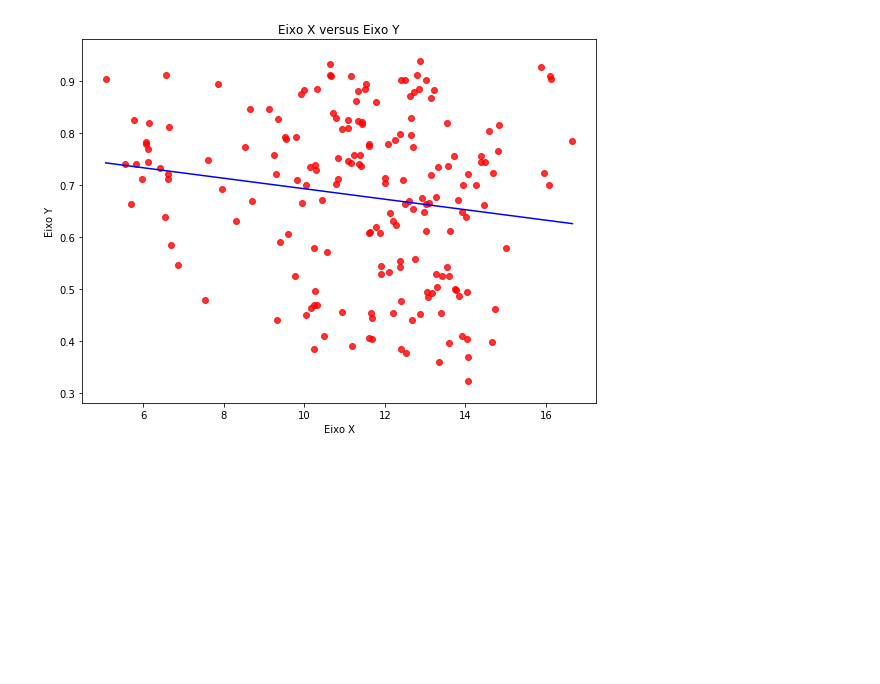
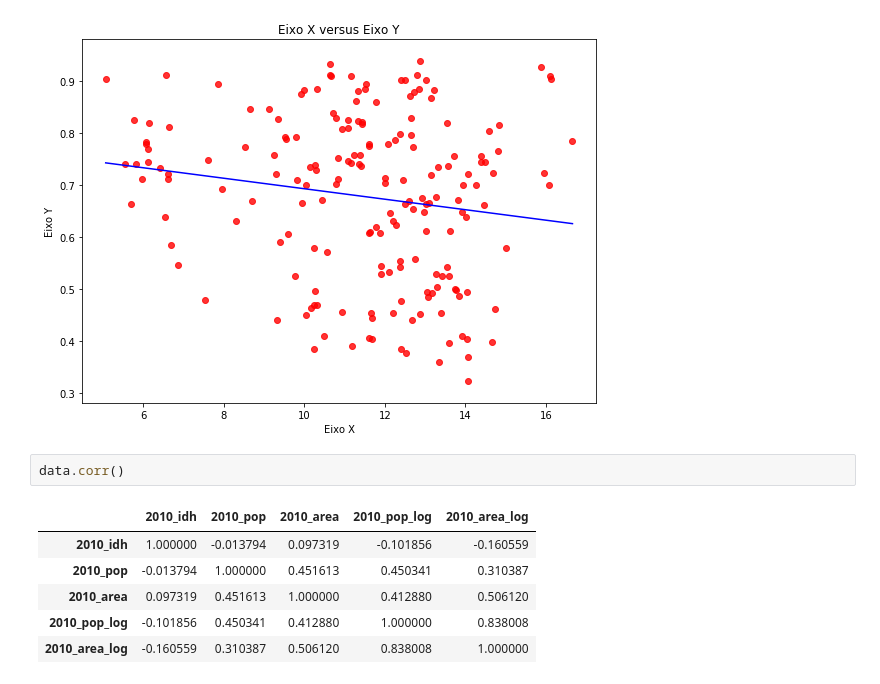
Before and after one commit to zMendes/Projeto-Ci-ncia-dos-Dados-01, a Jupyter notebook: Ciência dos Dados/projeto.ipynb, the cells around one changed output. Cells and saved outputs as stored; diff of their text form; blank space fills up the shorter version.

```diff
--- a/Ciência dos Dados/projeto.ipynb
+++ b/Ciência dos Dados/projeto.ipynb
@@ -106,3 +108,12 @@ Ajuste linear entre  Eixo X   e  Eixo Y :
 Coeficiente linear: 0.7939864428994419
 Coeficiente angular: -0.010079416819175277
 [figure]
+# %%
+data.corr()
+# %% [output]
+|  | 2010_idh | 2010_pop | 2010_area | 2010_pop_log | 2010_area_log |
+| 2010_idh | 1.000000 | -0.013794 | 0.097319 | -0.101856 | -0.160559 |
+| 2010_pop | -0.013794 | 1.000000 | 0.451613 | 0.450341 | 0.310387 |
+| 2010_area | 0.097319 | 0.451613 | 1.000000 | 0.412880 | 0.506120 |
+| 2010_pop_log | -0.101856 | 0.450341 | 0.412880 | 1.000000 | 0.838008 |
+| 2010_area_log | -0.160559 | 0.310387 | 0.506120 | 0.838008 | 1.000000 |
```
Also changed, not shown: parts of 3 cells of this notebook.
